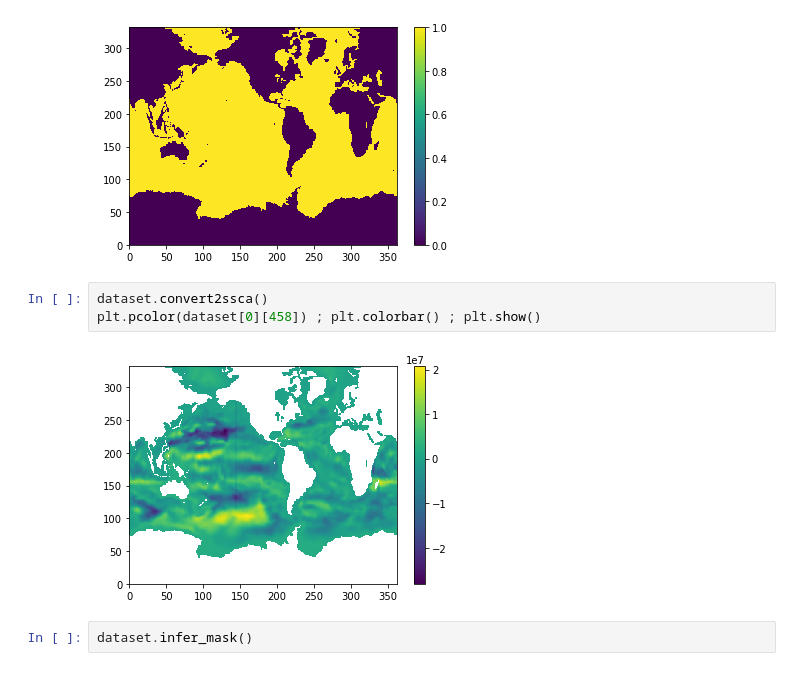
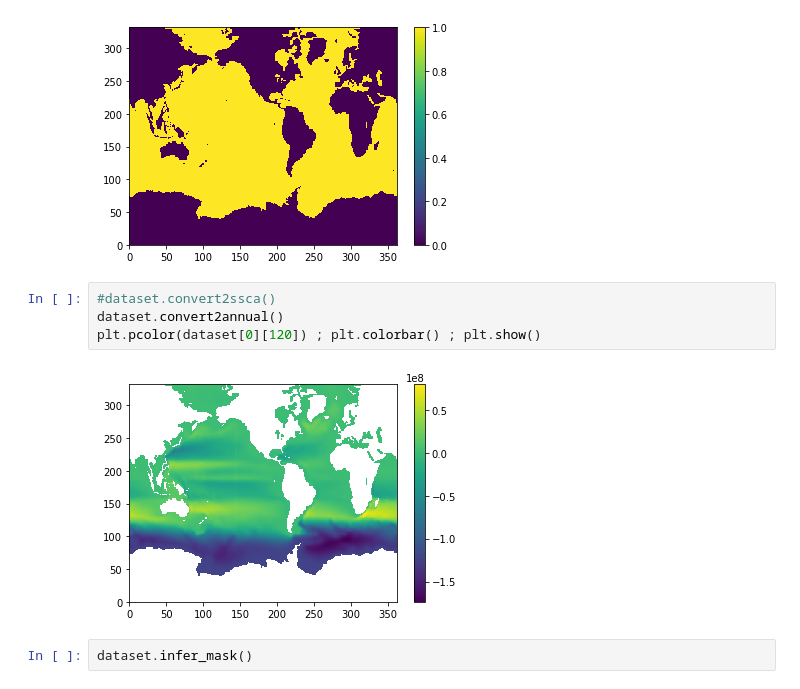
Before and after one commit to Maison-de-la-Simulation/hrmes, a Jupyter notebook: pca.ipynb, the cells around one changed output. Cells and saved outputs as stored; diff of their text form.

Commit message:
Annual values

```diff
--- a/pca.ipynb
+++ b/pca.ipynb
@@ -27,10 +35,11 @@ plt.pcolor(dataset.mask) ; plt.colorbar() ; plt.show()
 # %% [output]
 [figure]
 # %%
-dataset.convert2ssca()
-plt.pcolor(dataset[0][458]) ; plt.colorbar() ; plt.show()
+#dataset.convert2ssca()
+dataset.convert2annual()
+plt.pcolor(dataset[0][120]) ; plt.colorbar() ; plt.show()
 # %% [output]
-[figure, old version]
+[figure, new version]
 # %%
 dataset.infer_mask()
 # %%
```
Also changed, not shown: parts of 10 cells of this notebook, 2 other files.
